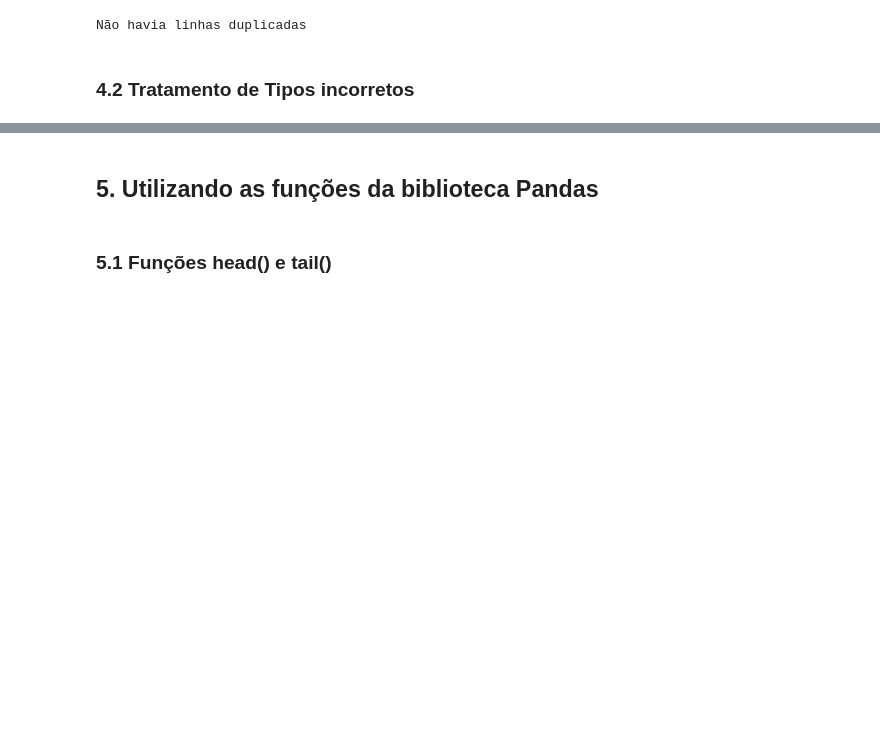
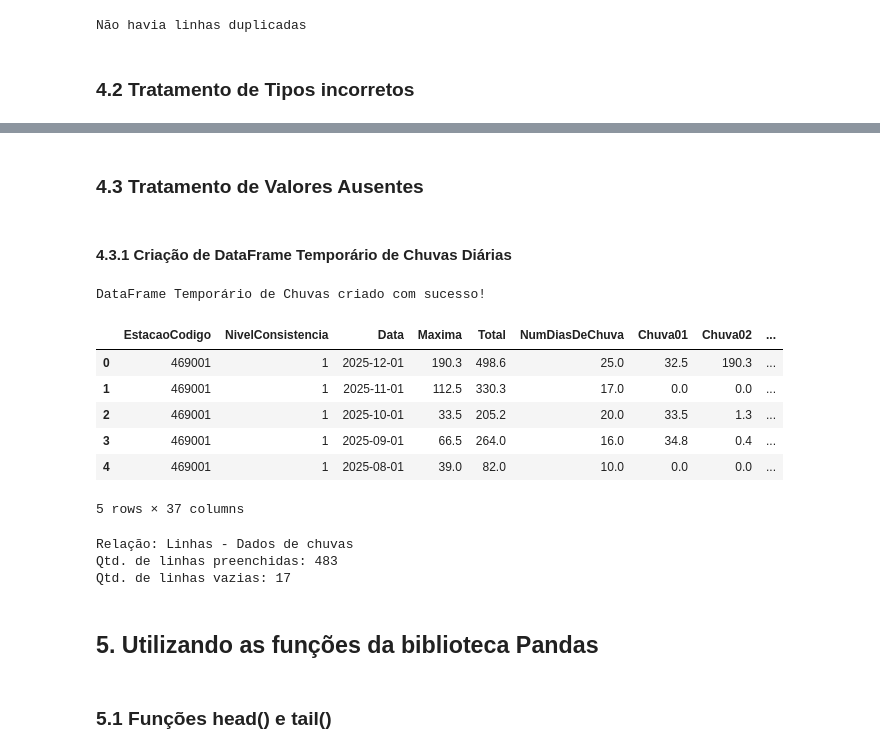
Before and after one commit to jonestiago/rainfall-timeseries-analysis, a Jupyter notebook: notebook/a_analise_exploratoria.ipynb, the cells around one changed output, grey strips where cells are left out. Cells and saved outputs as stored; diff of their text form; code cells hidden in the pictures; blank space fills up the shorter version.

```diff
--- a/notebook/a_analise_exploratoria.ipynb
+++ b/notebook/a_analise_exploratoria.ipynb
@@ -283,0 +286,31 @@ print("Coluna 'Data' convertida para o tipo datetime com sucesso")
+# %% [markdown]
+### 4.3 Tratamento de Valores Ausentes
+# %% [markdown]
+#### 4.3.1 Criação de DataFrame Temporário de Chuvas Diárias
+# %%
+# Criação do dataFrame
+df_chuvas = df[['EstacaoCodigo', 'NivelConsistencia', 'Data', 'Maxima', 'Total', 'NumDiasDeChuva'] + colunas_chuva].copy()
+print("DataFrame Temporário de Chuvas criado com sucesso!")
+
+# Visualização do dataFrame
+df_chuvas.head()
+# %% [output]
+DataFrame Temporário de Chuvas criado com sucesso!
+|  | EstacaoCodigo | NivelConsistencia | Data | Maxima | Total | NumDiasDeChuva | Chuva01 | Chuva02 | ... |
+| 0 | 469001 | 1 | 2025-12-01 | 190.3 | 498.6 | 25.0 | 32.5 | 190.3 | ... |
+| 1 | 469001 | 1 | 2025-11-01 | 112.5 | 330.3 | 17.0 | 0.0 | 0.0 | ... |
+| 2 | 469001 | 1 | 2025-10-01 | 33.5 | 205.2 | 20.0 | 33.5 | 1.3 | ... |
+| 3 | 469001 | 1 | 2025-09-01 | 66.5 | 264.0 | 16.0 | 34.8 | 0.4 | ... |
+| 4 | 469001 | 1 | 2025-08-01 | 39.0 | 82.0 | 10.0 | 0.0 | 0.0 | ... |
+5 rows × 37 columns
+# %%
+# Triagem: Dados de Chuvas
+linhas_preenchidas = df_chuvas[colunas_chuva].notna().any(axis=1)
+linhas_vazias = ~linhas_preenchidas
+print("Relação: Linhas - Dados de chuvas")
+print(f"Qtd. de linhas preenchidas: {linhas_preenchidas.sum()}")
+print(f"Qtd. de linhas vazias: {linhas_vazias.sum()}")
+# %% [output]
+Relação: Linhas - Dados de chuvas
+Qtd. de linhas preenchidas: 483
+Qtd. de linhas vazias: 17
```
Also changed, not shown: parts of 3 cells of this notebook.
